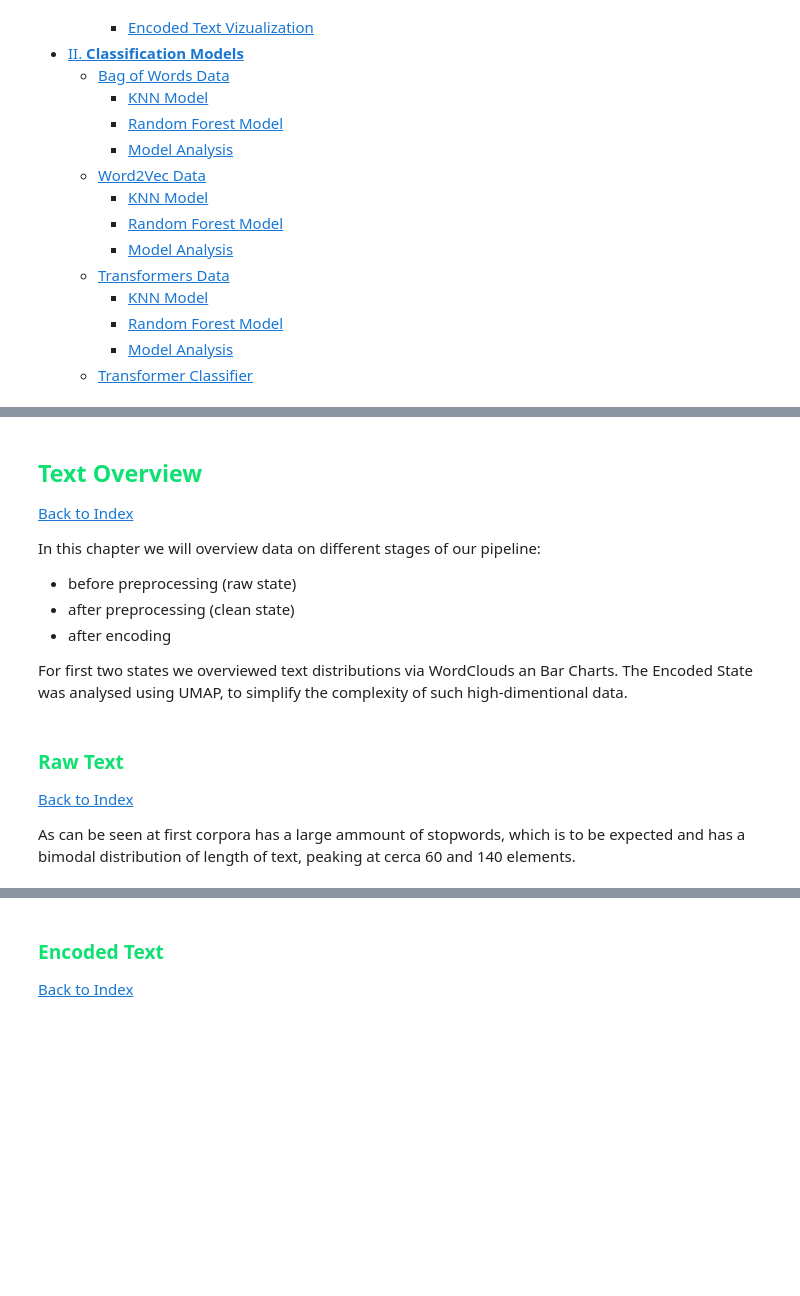
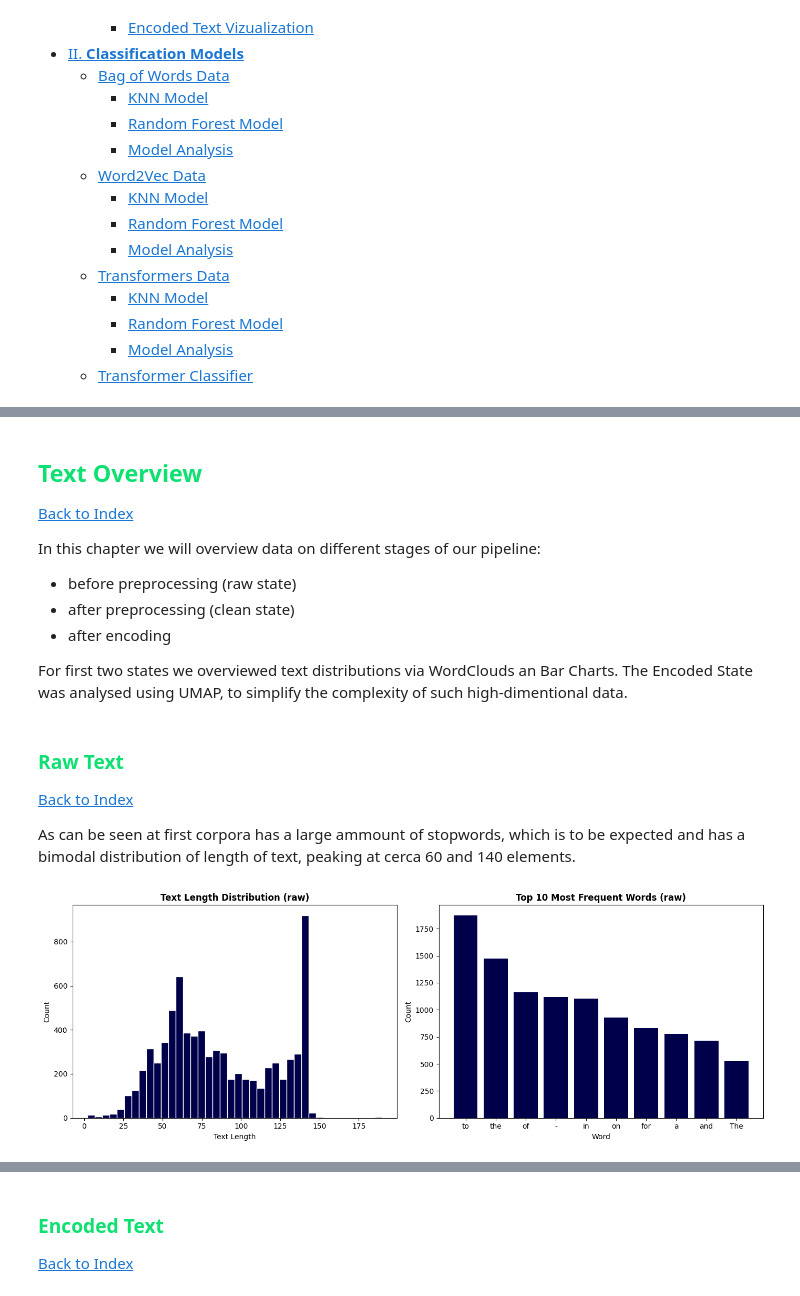
Before and after one commit to epedri/TM_Project_Masters, a Jupyter notebook: src/tm_tests_25.ipynb, the cells around one changed output, grey strips where cells are left out. Drawn from its saved outputs; the diff is of its cells as text; code cells hidden in the pictures; blank space fills up the shorter version.

```diff
--- a/src/tm_tests_25.ipynb
+++ b/src/tm_tests_25.ipynb
@@ -164,39 +255,40 @@ plt.show()
 [Back to Index](#index)
 
 In this chapter we will overview data on different stages of our pipeline:
+
 - before preprocessing (raw state)
 - after preprocessing (clean state)
 - after encoding
 
-
-For first two states we overviewed text distributions via WordClouds an Bar Charts. The Encoded State was analysed using UMAP, to simplify the complexity of such high-dimentional data.
+For first two states we overviewed text distributions via WordClouds an Bar
+Charts. The Encoded State was analysed using UMAP, to simplify the complexity of
+such high-dimentional data.
 # %% [markdown]
 ### <font color="#0ee071"> Raw Text <a class="anchor" id="P1.2.1"></a></font>
 
 [Back to Index](#index)
 
-As can be seen at first corpora has a large ammount of stopwords, which is to be expected and has a bimodal distribution of length of text, peaking at cerca 60 and 140 elements.
+As can be seen at first corpora has a large ammount of stopwords, which is to be
+expected and has a bimodal distribution of length of text, peaking at cerca 60
+and 140 elements.
 # %%
-freq_raw = pd.Series(' '.join(train['text']).split()).value_counts()
+freq_raw = pd.Series(" ".join(train["text"]).split()).value_counts()
 
 fig, ax = plt.subplots(ncols=2, figsize=(14, 5))
 
-ax[0].hist(
-         train.text.str.len(),
-         bins=40,
-         color="#00004A",
-         edgecolor="white"
-         )
+ax[0].hist(train.text.str.len(), bins=40, color="#00004A", edgecolor="white")
 
 ax[1].bar(freq_raw.head(10).index, freq_raw.head(10).values, color="#00004A")
 
 ax[0].set_xlabel("Text Length")
 ax[0].set_ylabel("Count")
 ax[0].set_title("Text Length Distribution (raw)", fontweight="bold")
 ax[1].set_xlabel("Word")
 ax[1].set_ylabel("Count")
 ax[1].set_title("Top 10 Most Frequent Words (raw)", fontweight="bold")
 plt.tight_layout()
 plt.savefig(r"plots/raw_distributions.png")
 plt.show()
+# %% [output]
+[figure, added]
 # %%
```
Also changed, not shown: parts of 53 cells of this notebook, 25 other files.
